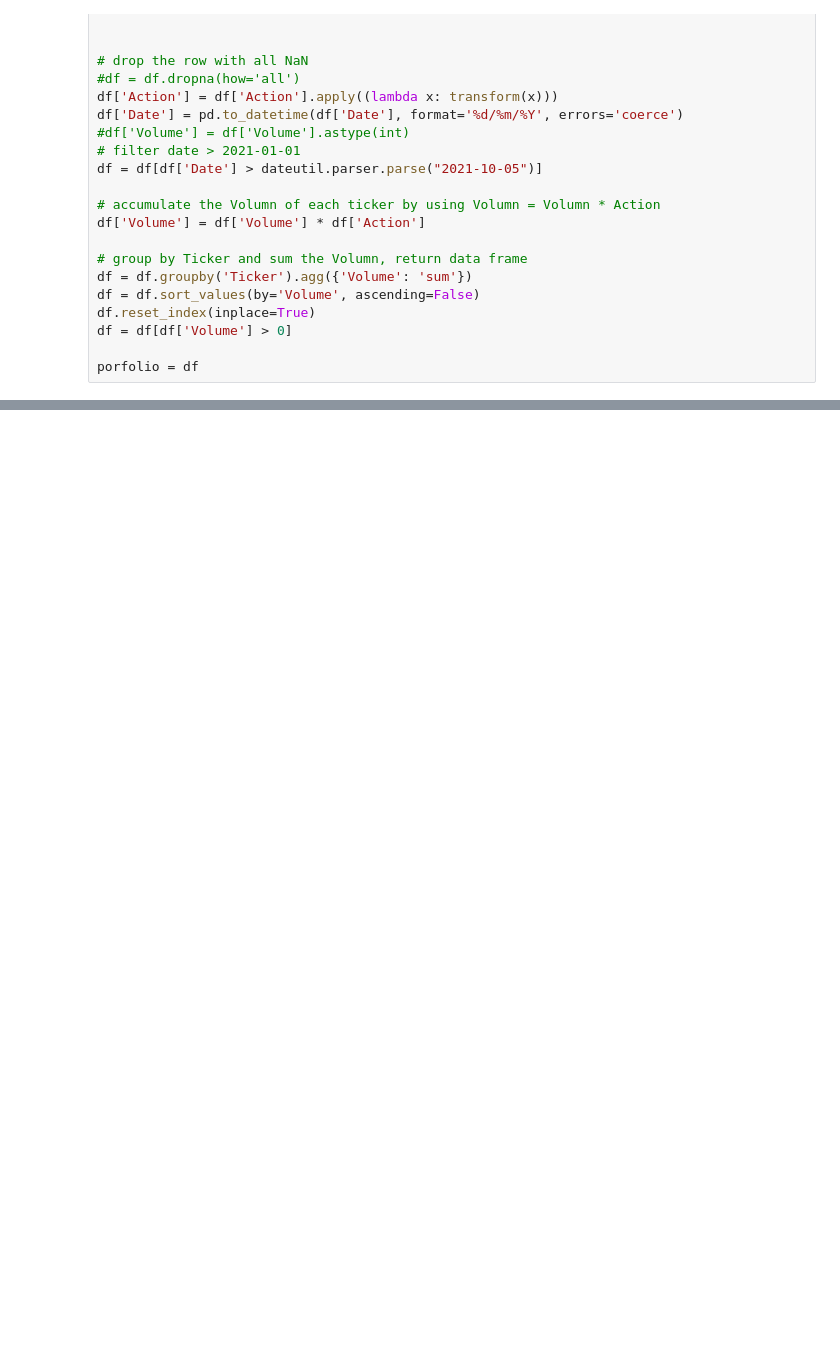
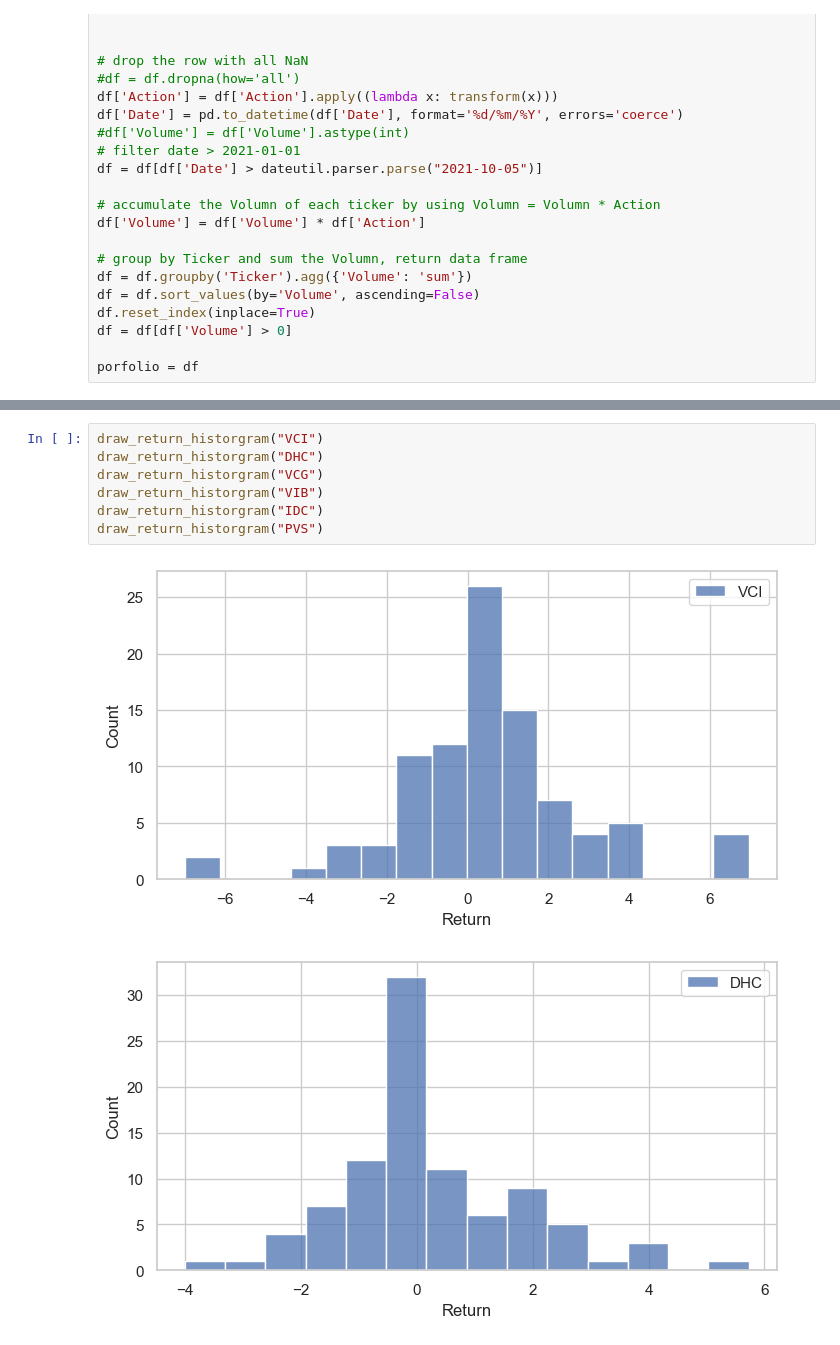
Before and after one commit to nguyenhaiquoc/python-data-analysis, a Jupyter notebook: trading_performance.ipynb, the cells around one changed output, grey strips where cells are left out. Drawn from its saved outputs; the diff is of its cells as text; blank space fills up the shorter version.

```diff
--- a/trading_performance.ipynb
+++ b/trading_performance.ipynb
@@ -173,0 +234,10 @@ def allocate_money(porfolio, money):
+# %%
+draw_return_historgram("VCI")
+draw_return_historgram("DHC")
+draw_return_historgram("VCG")
+draw_return_historgram("VIB")
+draw_return_historgram("IDC")
+draw_return_historgram("PVS")
+# %% [output]
+[figure, added]
+[figure, added]
```
Also changed, not shown: parts of 13 cells of this notebook, 3 other files.
